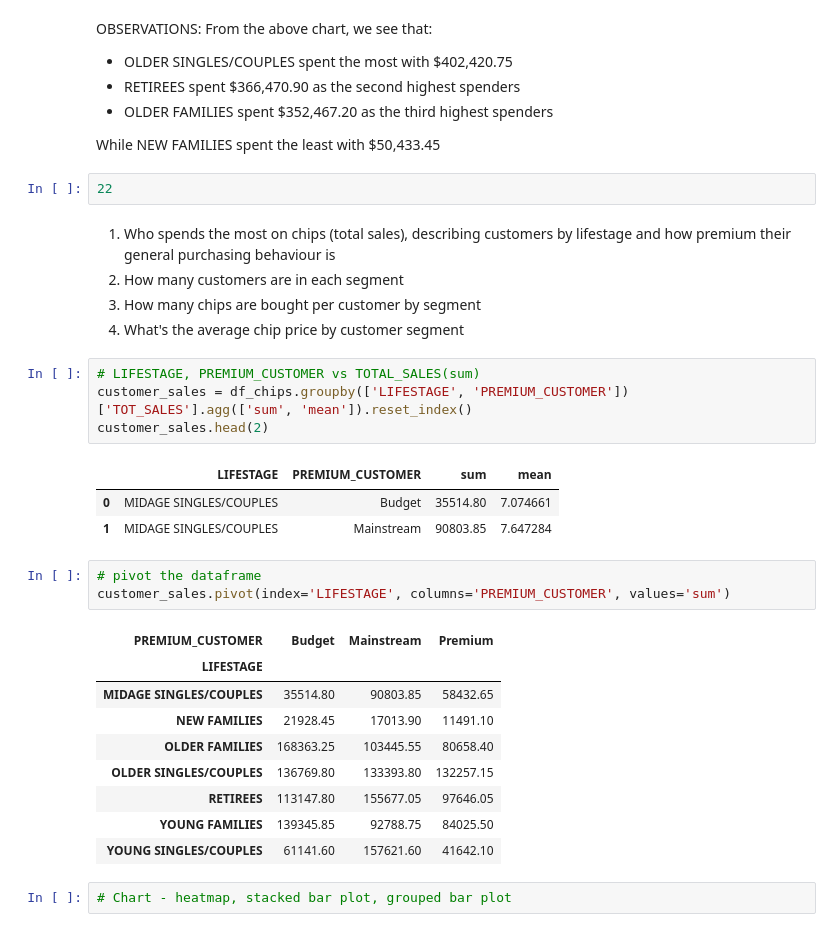
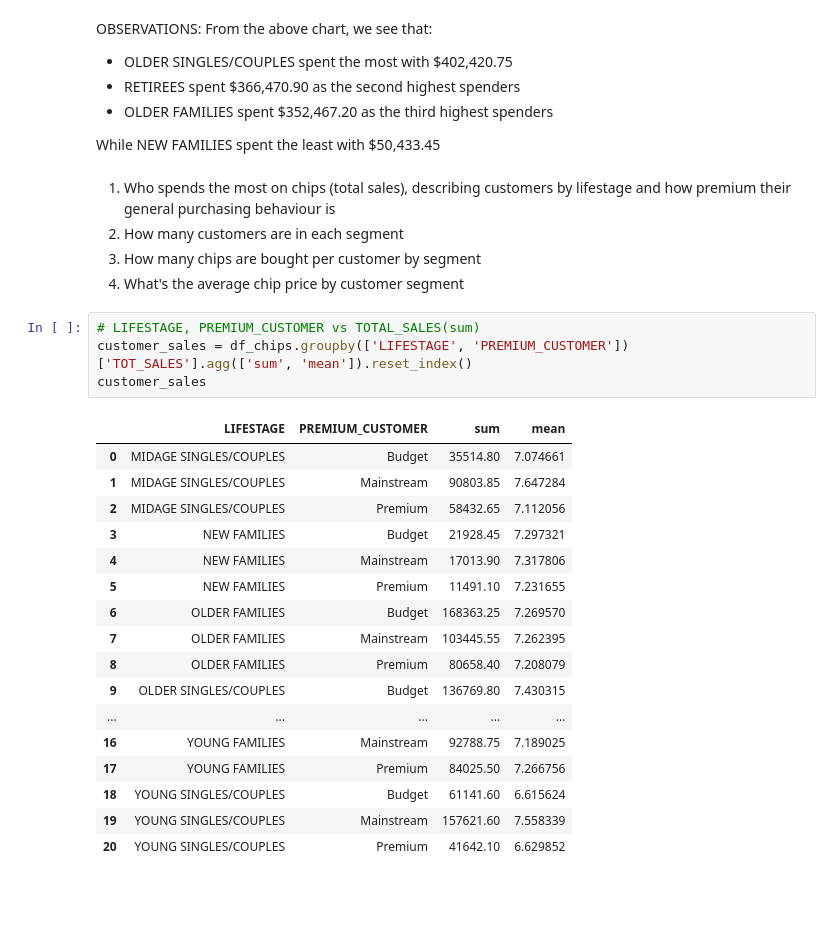
Before and after one commit to wa-le/Quantium-Forage-Virtual-Internship, a Jupyter notebook: my_quantium_vi.ipynb, the cells around one changed output. Drawn from its saved outputs; the diff is of its cells as text; blank space fills up the shorter version.

```diff
--- a/my_quantium_vi.ipynb
+++ b/my_quantium_vi.ipynb
@@ -806,8 +806,6 @@ From the above chart, we see that:
 *   OLDER FAMILIES spent	\$352,467.20 as the third highest spenders
 
   While NEW FAMILIES spent the least with \$50,433.45
-# %%
-22
 # %% [markdown]
 1. Who spends the most on chips (total sales), describing customers by lifestage and how premium their general purchasing behaviour is
 2. How many customers are in each segment
@@ -816,23 +814,22 @@ From the above chart, we see that:
 # %%
 # LIFESTAGE, PREMIUM_CUSTOMER vs TOTAL_SALES(sum)
 customer_sales = df_chips.groupby(['LIFESTAGE', 'PREMIUM_CUSTOMER'])['TOT_SALES'].agg(['sum', 'mean']).reset_index()
-customer_sales.head(2)
+customer_sales
 # %% [output]
 |  | LIFESTAGE | PREMIUM_CUSTOMER | sum | mean |
 | 0 | MIDAGE SINGLES/COUPLES | Budget | 35514.80 | 7.074661 |
 | 1 | MIDAGE SINGLES/COUPLES | Mainstream | 90803.85 | 7.647284 |
+| 2 | MIDAGE SINGLES/COUPLES | Premium | 58432.65 | 7.112056 |
+| 3 | NEW FAMILIES | Budget | 21928.45 | 7.297321 |
+| 4 | NEW FAMILIES | Mainstream | 17013.90 | 7.317806 |
+| 5 | NEW FAMILIES | Premium | 11491.10 | 7.231655 |
+| 6 | OLDER FAMILIES | Budget | 168363.25 | 7.269570 |
+| 7 | OLDER FAMILIES | Mainstream | 103445.55 | 7.262395 |
+| 8 | OLDER FAMILIES | Premium | 80658.40 | 7.208079 |
+| 9 | OLDER SINGLES/COUPLES | Budget | 136769.80 | 7.430315 |
+| ... | ... | ... | ... | ... |
+| 16 | YOUNG FAMILIES | Mainstream | 92788.75 | 7.189025 |
+| 17 | YOUNG FAMILIES | Premium | 84025.50 | 7.266756 |
+| 18 | YOUNG SINGLES/COUPLES | Budget | 61141.60 | 6.615624 |
+| 19 | YOUNG SINGLES/COUPLES | Mainstream | 157621.60 | 7.558339 |
+| 20 | YOUNG SINGLES/COUPLES | Premium | 41642.10 | 6.629852 |
-# %%
-# pivot the dataframe
-customer_sales.pivot(index='LIFESTAGE', columns='PREMIUM_CUSTOMER', values='sum')
-# %% [output]
-| PREMIUM_CUSTOMER | Budget | Mainstream | Premium |
-| LIFESTAGE |  |  |  |
-| MIDAGE SINGLES/COUPLES | 35514.80 | 90803.85 | 58432.65 |
-| NEW FAMILIES | 21928.45 | 17013.90 | 11491.10 |
-| OLDER FAMILIES | 168363.25 | 103445.55 | 80658.40 |
-| OLDER SINGLES/COUPLES | 136769.80 | 133393.80 | 132257.15 |
-| RETIREES | 113147.80 | 155677.05 | 97646.05 |
-| YOUNG FAMILIES | 139345.85 | 92788.75 | 84025.50 |
-| YOUNG SINGLES/COUPLES | 61141.60 | 157621.60 | 41642.10 |
-# %%
-# Chart - heatmap, stacked bar plot, grouped bar plot
```
Also changed, not shown: parts of 5 cells of this notebook.
